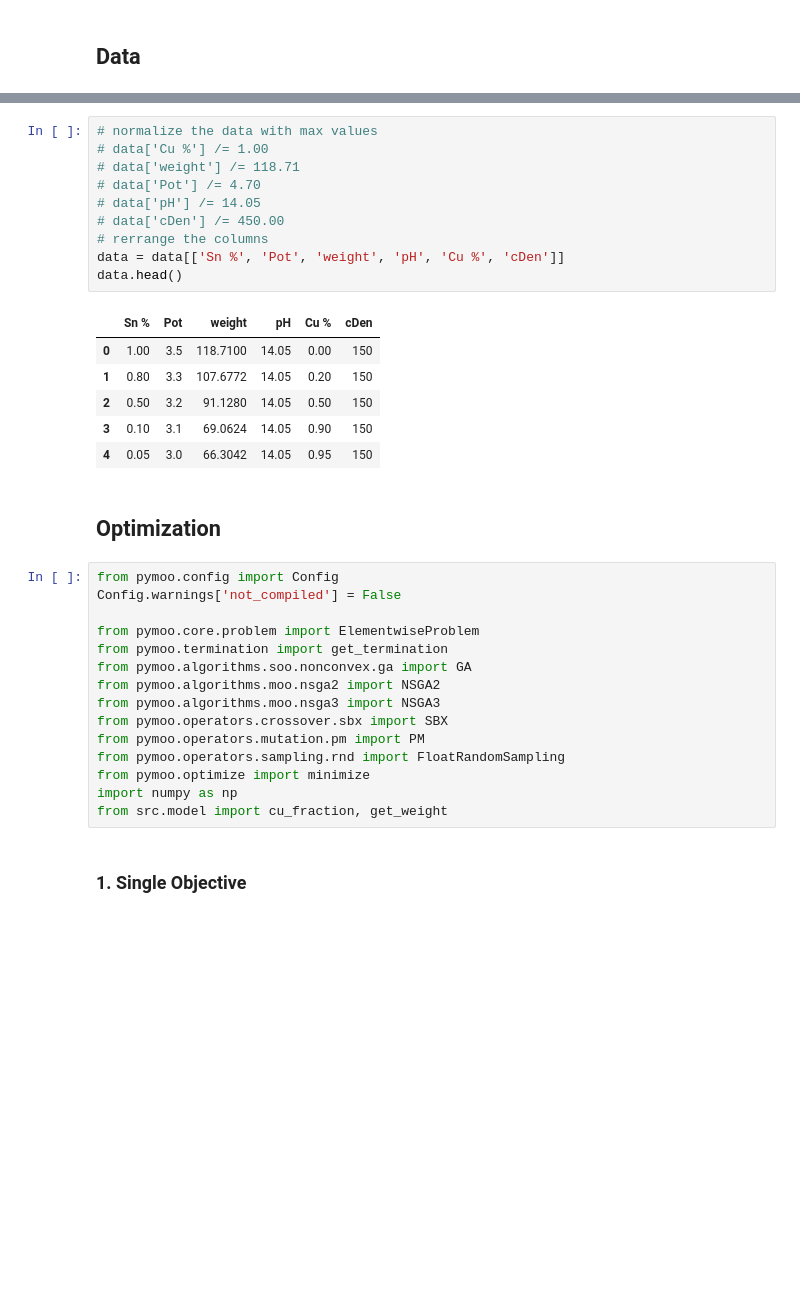
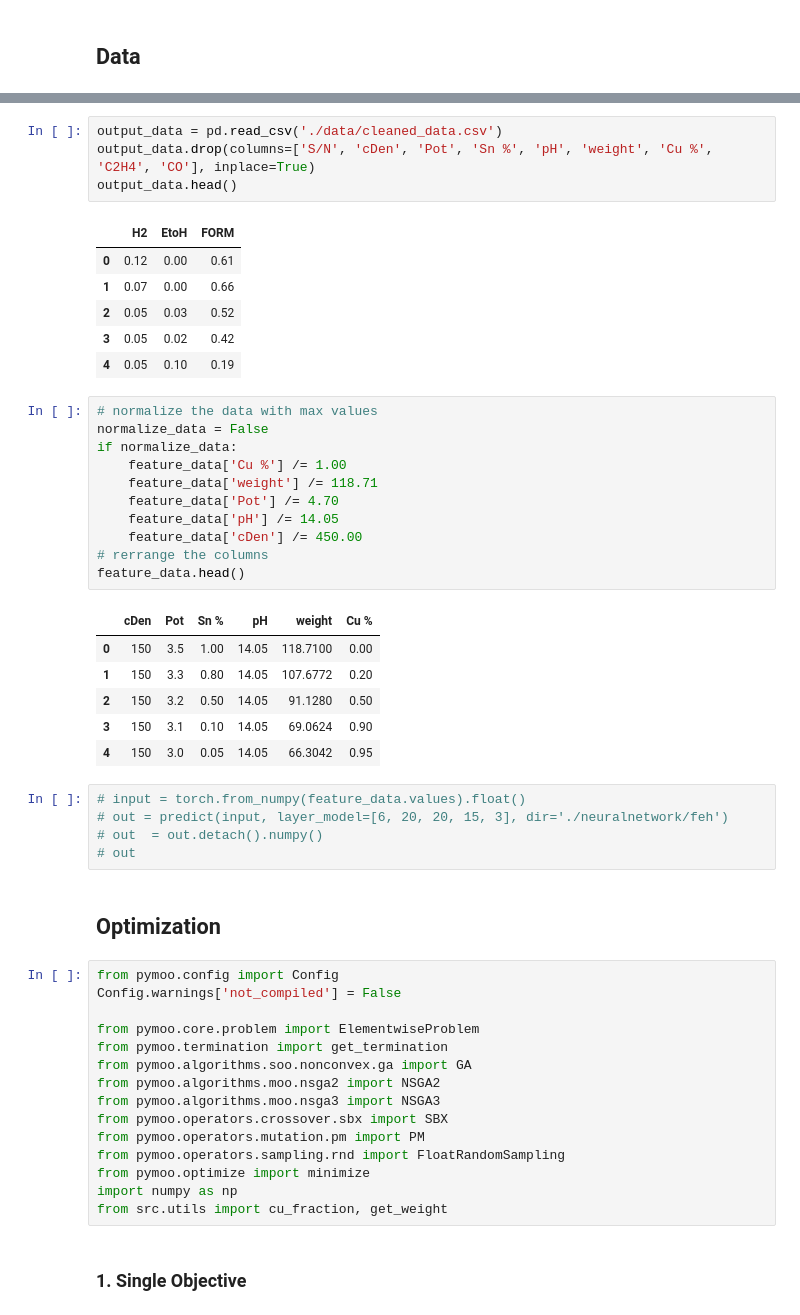
Before and after one commit to EnthusiasticTeslim/ReductElectro, a Jupyter notebook: neuralnetwork/feh/optimization.ipynb, the cells around one changed output, grey strips where cells are left out. Cells and saved outputs as stored; diff of their text form; blank space fills up the shorter version.

```diff
--- a/neuralnetwork/feh/optimization.ipynb
+++ b/neuralnetwork/feh/optimization.ipynb
@@ -47,20 +50,37 @@ data[['Sn %', 'Pot', 'pH', 'cDen']].describe().transpose()
+# %%
+output_data = pd.read_csv('./data/cleaned_data.csv')
+output_data.drop(columns=['S/N', 'cDen', 'Pot', 'Sn %', 'pH', 'weight', 'Cu %', 'C2H4', 'CO'], inplace=True)
+output_data.head()
+# %% [output]
+|  | H2 | EtoH | FORM |
+| 0 | 0.12 | 0.00 | 0.61 |
+| 1 | 0.07 | 0.00 | 0.66 |
+| 2 | 0.05 | 0.03 | 0.52 |
+| 3 | 0.05 | 0.02 | 0.42 |
+| 4 | 0.05 | 0.10 | 0.19 |
 # %%
 # normalize the data with max values
-# data['Cu %'] /= 1.00
-# data['weight'] /= 118.71
-# data['Pot'] /= 4.70
-# data['pH'] /= 14.05
-# data['cDen'] /= 450.00
+normalize_data = False
+if normalize_data:
+    feature_data['Cu %'] /= 1.00
+    feature_data['weight'] /= 118.71
+    feature_data['Pot'] /= 4.70
+    feature_data['pH'] /= 14.05
+    feature_data['cDen'] /= 450.00
 # rerrange the columns
-data = data[['Sn %', 'Pot', 'weight', 'pH', 'Cu %', 'cDen']]
-data.head()
+feature_data.head()
 # %% [output]
-|  | Sn % | Pot | weight | pH | Cu % | cDen |
-| 0 | 1.00 | 3.5 | 118.7100 | 14.05 | 0.00 | 150 |
-| 1 | 0.80 | 3.3 | 107.6772 | 14.05 | 0.20 | 150 |
-| 2 | 0.50 | 3.2 | 91.1280 | 14.05 | 0.50 | 150 |
-| 3 | 0.10 | 3.1 | 69.0624 | 14.05 | 0.90 | 150 |
-| 4 | 0.05 | 3.0 | 66.3042 | 14.05 | 0.95 | 150 |
+|  | cDen | Pot | Sn % | pH | weight | Cu % |
+| 0 | 150 | 3.5 | 1.00 | 14.05 | 118.7100 | 0.00 |
+| 1 | 150 | 3.3 | 0.80 | 14.05 | 107.6772 | 0.20 |
+| 2 | 150 | 3.2 | 0.50 | 14.05 | 91.1280 | 0.50 |
+| 3 | 150 | 3.1 | 0.10 | 14.05 | 69.0624 | 0.90 |
+| 4 | 150 | 3.0 | 0.05 | 14.05 | 66.3042 | 0.95 |
+# %%
+# input = torch.from_numpy(feature_data.values).float()
+# out = predict(input, layer_model=[6, 20, 20, 15, 3], dir='./neuralnetwork/feh')
+# out  = out.detach().numpy()
+# out
 # %% [markdown]
 ## Optimization
 # %%
@@ -77,7 +97,7 @@ from pymoo.operators.mutation.pm import PM
 from pymoo.operators.sampling.rnd import FloatRandomSampling
 from pymoo.optimize import minimize
 import numpy as np
-from src.model import cu_fraction, get_weight
+from src.utils import cu_fraction, get_weight
 # %% [markdown]
 ### 1. Single Objective
 # %%
```
Also changed, not shown: parts of 21 cells of this notebook.
